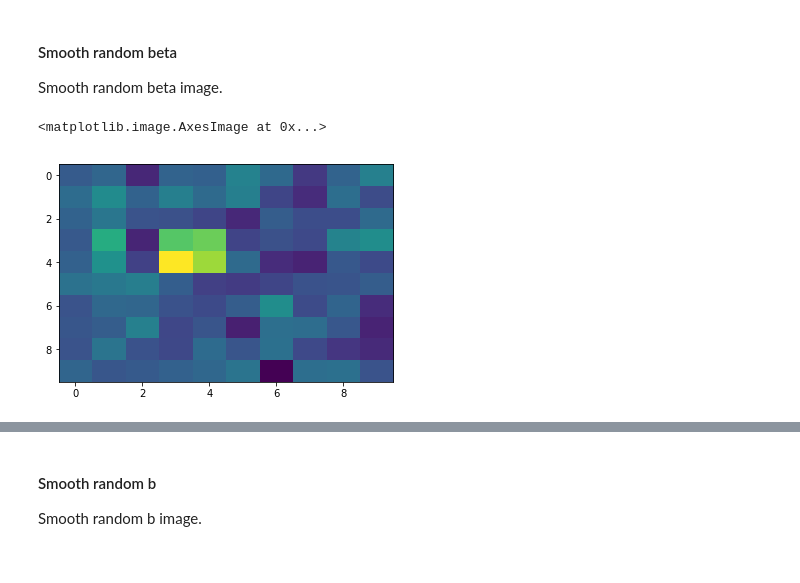
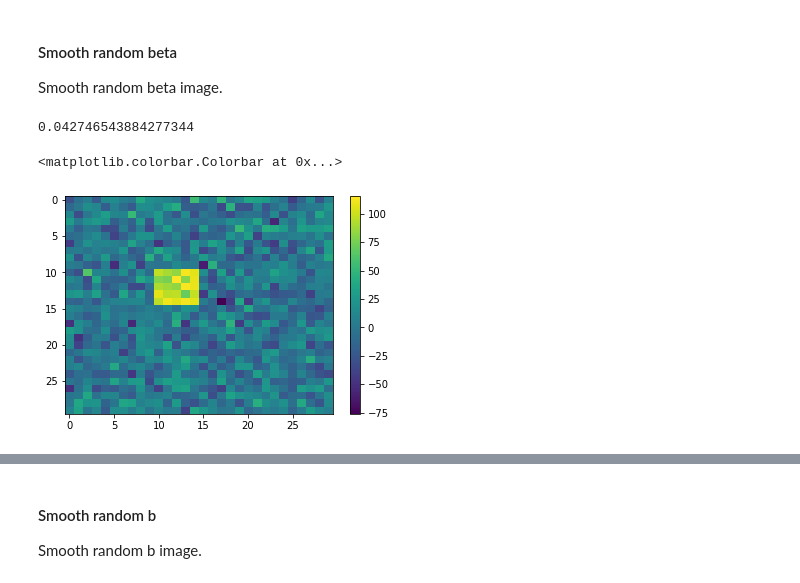
Before and after one commit to TomMaullin/BLMM-sandbox, a Jupyter notebook: PLS_sandbox.ipynb, the cells around one changed output, grey strips where cells are left out. Cells and saved outputs as stored; diff of their text form; code cells hidden in the pictures.

```diff
--- a/PLS_sandbox.ipynb
+++ b/PLS_sandbox.ipynb
@@ -1199,12 +1307,15 @@ $$Y=X\beta+Zb+\epsilon$$ With $\epsilon \sim N(0,\sigma^2I_n)$ and $b \sim N(0,\
  - $D$: $(p\times p)$
 # %%
 # Number of factors, random integer between 1 and 3
-r = np.random.randint(1,4)
+r = np.random.randint(2,4)#np.random.randint(1,4)
 print("Number of grouping factors for random effects:")
 print(r)
 
-# Number of levels, random number between 1 and 30
-nlevels = np.random.randint(1,31,size=(r))
+# Number of levels, random number between 2 and 8
+nlevels = np.random.randint(2,8,size=(r))
+# Let the first number of levels be a little larger (typically like subjects)
+nlevels[0] = np.random.randint(2,35,size=1)
+nlevels = np.sort(nlevels)[::-1]
 print("Number of levels for each factor:")
 print(nlevels)
 
@@ -1218,14 +1329,20 @@ print("Dimension of D, q:")
 q = np.sum(nlevels*nparams)
 print(q)
 
-# Number of fixed effects, random number between 1 and 30
-p = np.random.randint(1,31)
+# Number of fixed effects, random number between 6 and 30
+p = np.random.randint(6,31)
 print("Number of fixed effects:")
 print(p)
 
 # Number of subjects, n
-n = 20*np.sum(nlevels)
+n = 1000
 print("Number of subjects:")
 print(n)
+
+# Voxel dimensions
+dimv = [30,30,30]
+nv = np.prod(dimv)
+print("Number of voxels:")
+print(nv)
 # %% [output]
 Number of grouping factors for random effects:
@@ -1315,24 +1450,31 @@ print(Z.shape)
 Smooth random beta image.
 # %%
 # Random 4D matrix (unsmoothed)
-beta_us = np.random.randn(1000*p).reshape(10,10,10,p)*20
-beta_us[3:5,3:5,3:5,3] = beta_us[3:5,3:5,3:5,3] + 100
+beta_us = np.random.randn(nv*p).reshape(dimv[0],dimv[1],dimv[2],p)*20
+beta_us[10:15,10:15,10:15,3] = beta_us[10:15,10:15,10:15,3] + 100
 
+t1 = time.time()
 # Some random affine, not important for this simulation
 affine = np.diag([1, 1, 1, 1])
 beta_us_nii = nib.Nifti1Image(beta_us, affine)
 
 # Smoothed beta nifti
 beta_s_nii = nilearn.image.smooth_img(beta_us_nii, 5)
 
 # Final beta
 beta = beta_s_nii.get_fdata()
 
+t2 = time.time()
+print(t2-t1)
+
 # Show unsmoothed
-imshow(beta_us[3,:,:,3].reshape(10,10), \
+imshow(beta_us[10,:,:,3].reshape(dimv[0],dimv[1]), \
                     interpolation='nearest', aspect='auto')
+
+plt.colorbar()
 # %% [output]
-<matplotlib.image.AxesImage at 0x...>
+0.042746543884277344
+<matplotlib.colorbar.Colorbar at 0x...>
-[figure, old version]
+[figure, new version]
 # %%
 # Show smoothed
```
Also changed, not shown: parts of 79 cells of this notebook.
